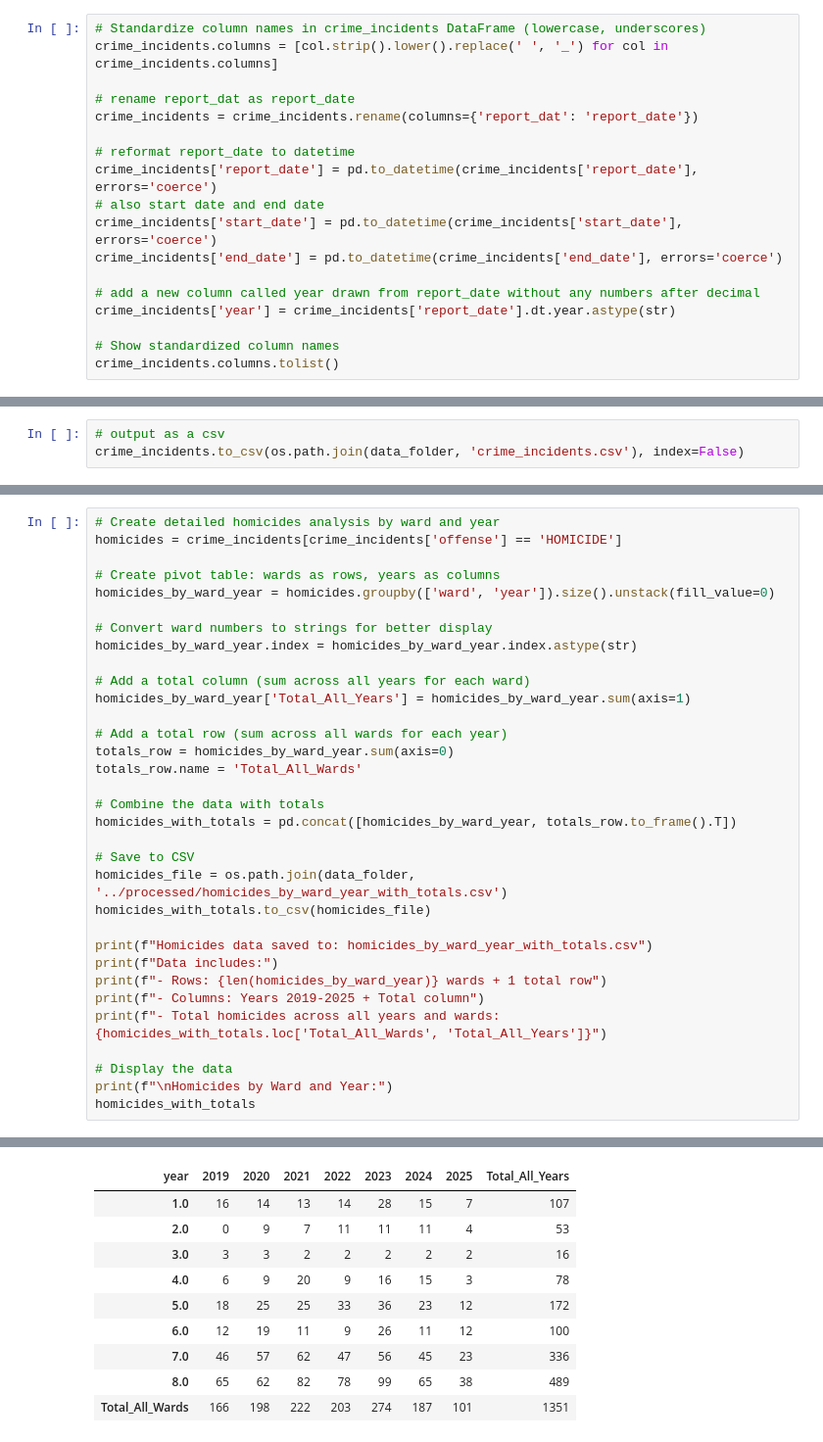
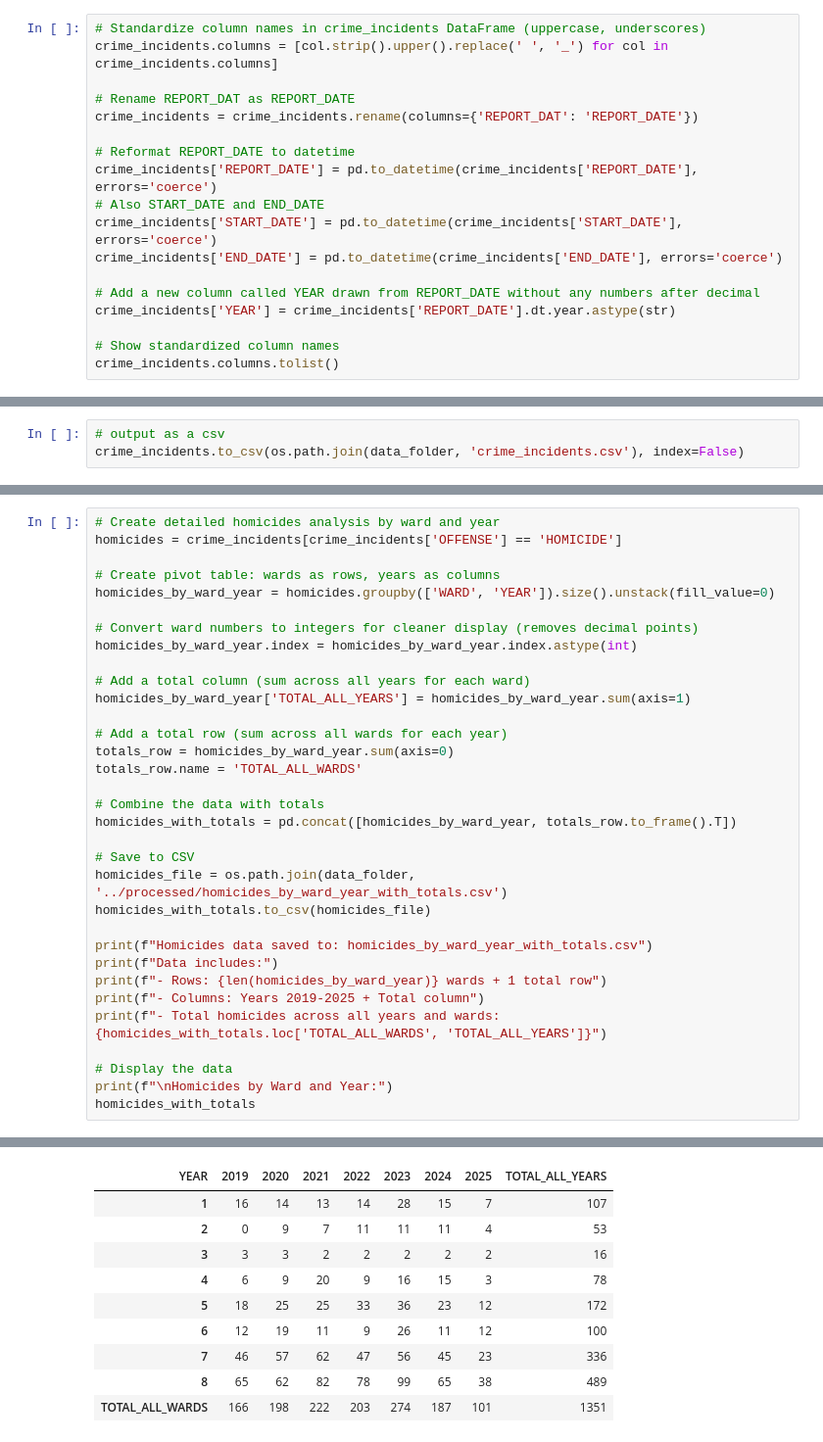
Before and after one commit to jkelly3rd/dc_crime, a Jupyter notebook: notebooks/dc_crime_incidents.ipynb, the cells around one changed output, grey strips where cells are left out. Shown at 98% size. Saved outputs shown, nothing was run; the diff lists cells and outputs as text.

```diff
--- a/notebooks/dc_crime_incidents.ipynb
+++ b/notebooks/dc_crime_incidents.ipynb
@@ -18,20 +18,20 @@ crime_incidents = pd.concat(dfs, ignore_index=True).drop_duplicates()
 # %% [output]
 Found CSV files: ['../data/raw/Crime_Incidents_in_2019.csv', '../data/raw/Crime_Incidents_in_2020.csv', '../data/raw/Crime_Incidents_in_2021.csv', '../data/raw/Crime_Incidents_in_2022.csv', '../data/r ...
 # %%
-# Standardize column names in crime_incidents DataFrame (lowercase, underscores)
-crime_incidents.columns = [col.strip().lower().replace(' ', '_') for col in crime_incidents.columns]
+# Standardize column names in crime_incidents DataFrame (uppercase, underscores)
+crime_incidents.columns = [col.strip().upper().replace(' ', '_') for col in crime_incidents.columns]
 
-# rename report_dat as report_date
-crime_incidents = crime_incidents.rename(columns={'report_dat': 'report_date'})
+# Rename REPORT_DAT as REPORT_DATE
+crime_incidents = crime_incidents.rename(columns={'REPORT_DAT': 'REPORT_DATE'})
 
-# reformat report_date to datetime
-crime_incidents['report_date'] = pd.to_datetime(crime_incidents['report_date'], errors='coerce')
-# also start date and end date
-crime_incidents['start_date'] = pd.to_datetime(crime_incidents['start_date'], errors='coerce')
-crime_incidents['end_date'] = pd.to_datetime(crime_incidents['end_date'], errors='coerce')
+# Reformat REPORT_DATE to datetime
+crime_incidents['REPORT_DATE'] = pd.to_datetime(crime_incidents['REPORT_DATE'], errors='coerce')
+# Also START_DATE and END_DATE
+crime_incidents['START_DATE'] = pd.to_datetime(crime_incidents['START_DATE'], errors='coerce')
+crime_incidents['END_DATE'] = pd.to_datetime(crime_incidents['END_DATE'], errors='coerce')
 
-# add a new column called year drawn from report_date without any numbers after decimal
-crime_incidents['year'] = crime_incidents['report_date'].dt.year.astype(str)
+# Add a new column called YEAR drawn from REPORT_DATE without any numbers after decimal
+crime_incidents['YEAR'] = crime_incidents['REPORT_DATE'].dt.year.astype(str)
 
 # Show standardized column names
 crime_incidents.columns.tolist()
@@ -282,52 +297,52 @@ Comprehensive DataFrame shape: (477, 4)
 | 14 | 1.0 | 2020 | ROBBERY | 263 |
 # %%
 # Create detailed homicides analysis by ward and year
-homicides = crime_incidents[crime_incidents['offense'] == 'HOMICIDE']
+homicides = crime_incidents[crime_incidents['OFFENSE'] == 'HOMICIDE']
 
 # Create pivot table: wards as rows, years as columns
-homicides_by_ward_year = homicides.groupby(['ward', 'year']).size().unstack(fill_value=0)
+homicides_by_ward_year = homicides.groupby(['WARD', 'YEAR']).size().unstack(fill_value=0)
 
-# Convert ward numbers to strings for better display
-homicides_by_ward_year.index = homicides_by_ward_year.index.astype(str)
+# Convert ward numbers to integers for cleaner display (removes decimal points)
+homicides_by_ward_year.index = homicides_by_ward_year.index.astype(int)
 
 # Add a total column (sum across all years for each ward)
-homicides_by_ward_year['Total_All_Years'] = homicides_by_ward_year.sum(axis=1)
+homicides_by_ward_year['TOTAL_ALL_YEARS'] = homicides_by_ward_year.sum(axis=1)
 
 # Add a total row (sum across all wards for each year)
 totals_row = homicides_by_ward_year.sum(axis=0)
-totals_row.name = 'Total_All_Wards'
+totals_row.name = 'TOTAL_ALL_WARDS'
 
 # Combine the data with totals
 homicides_with_totals = pd.concat([homicides_by_ward_year, totals_row.to_frame().T])
 
 # Save to CSV
 homicides_file = os.path.join(data_folder, '../processed/homicides_by_ward_year_with_totals.csv')
 homicides_with_totals.to_csv(homicides_file)
 
 print(f"Homicides data saved to: homicides_by_ward_year_with_totals.csv")
 print(f"Data includes:")
 print(f"- Rows: {len(homicides_by_ward_year)} wards + 1 total row")
 print(f"- Columns: Years 2019-2025 + Total column")
-print(f"- Total homicides across all years and wards: {homicides_with_totals.loc['Total_All_Wards', 'Total_All_Years']}")
+print(f"- Total homicides across all years and wards: {homicides_with_totals.loc['TOTAL_ALL_WARDS', 'TOTAL_ALL_YEARS']}")
 
 # Display the data
 print(f"\nHomicides by Ward and Year:")
 homicides_with_totals
 # %% [output]
 Homicides data saved to: homicides_by_ward_year_with_totals.csv
 Data includes:
 - Rows: 8 wards + 1 total row
 - Columns: Years 2019-2025 + Total column
 - Total homicides across all years and wards: 1351
 
 Homicides by Ward and Year:
-| year | 2019 | 2020 | 2021 | 2022 | 2023 | 2024 | 2025 | Total_All_Years |
-| 1.0 | 16 | 14 | 13 | 14 | 28 | 15 | 7 | 107 |
-| 2.0 | 0 | 9 | 7 | 11 | 11 | 11 | 4 | 53 |
-| 3.0 | 3 | 3 | 2 | 2 | 2 | 2 | 2 | 16 |
-| 4.0 | 6 | 9 | 20 | 9 | 16 | 15 | 3 | 78 |
-| 5.0 | 18 | 25 | 25 | 33 | 36 | 23 | 12 | 172 |
-| 6.0 | 12 | 19 | 11 | 9 | 26 | 11 | 12 | 100 |
-| 7.0 | 46 | 57 | 62 | 47 | 56 | 45 | 23 | 336 |
-| 8.0 | 65 | 62 | 82 | 78 | 99 | 65 | 38 | 489 |
-| Total_All_Wards | 166 | 198 | 222 | 203 | 274 | 187 | 101 | 1351 |
+| YEAR | 2019 | 2020 | 2021 | 2022 | 2023 | 2024 | 2025 | TOTAL_ALL_YEARS |
+| 1 | 16 | 14 | 13 | 14 | 28 | 15 | 7 | 107 |
+| 2 | 0 | 9 | 7 | 11 | 11 | 11 | 4 | 53 |
+| 3 | 3 | 3 | 2 | 2 | 2 | 2 | 2 | 16 |
+| 4 | 6 | 9 | 20 | 9 | 16 | 15 | 3 | 78 |
+| 5 | 18 | 25 | 25 | 33 | 36 | 23 | 12 | 172 |
+| 6 | 12 | 19 | 11 | 9 | 26 | 11 | 12 | 100 |
+| 7 | 46 | 57 | 62 | 47 | 56 | 45 | 23 | 336 |
+| 8 | 65 | 62 | 82 | 78 | 99 | 65 | 38 | 489 |
+| TOTAL_ALL_WARDS | 166 | 198 | 222 | 203 | 274 | 187 | 101 | 1351 |
```
Also changed, not shown: parts of 11 cells of this notebook, 28 other files.
